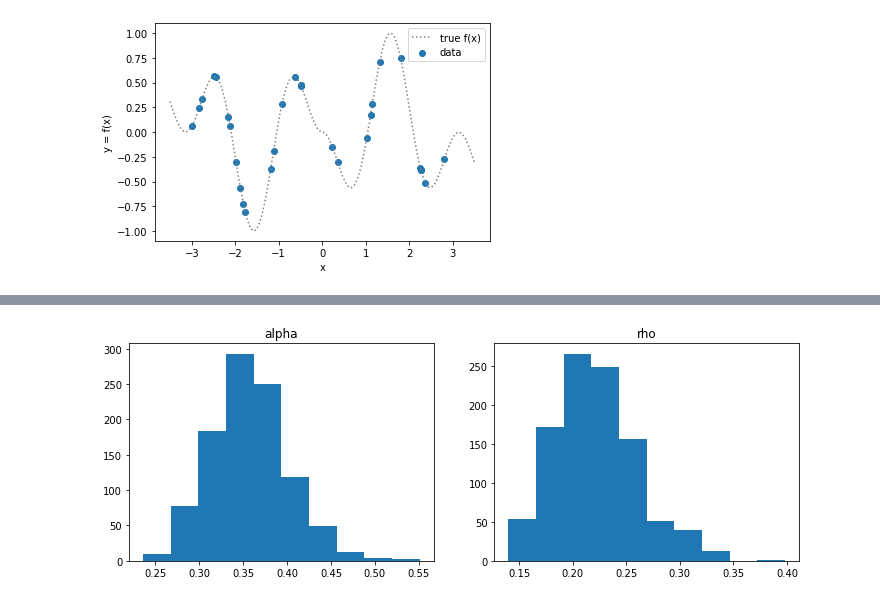
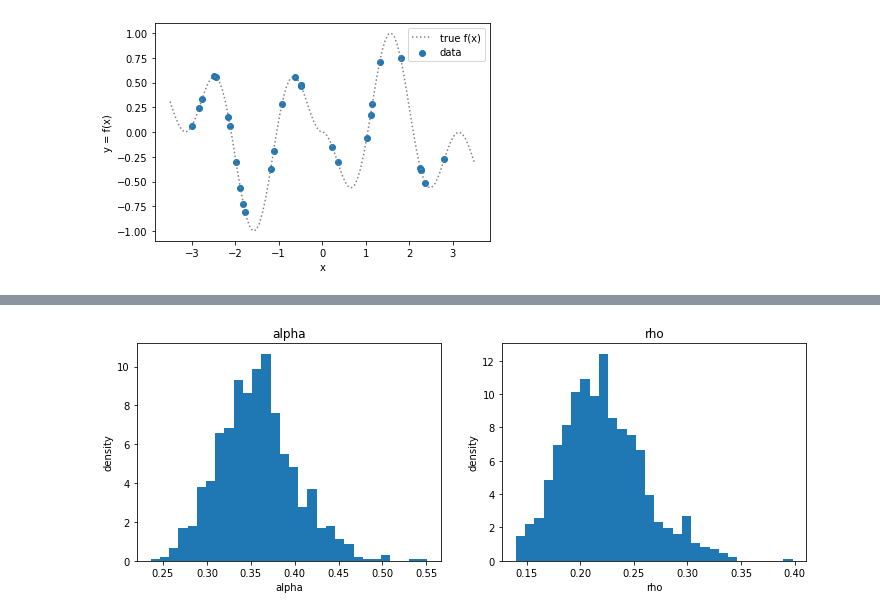
Before and after one commit to luiarthur/TuringBnpBenchmarks, a Jupyter notebook: src/gp/notebooks/gp_stan.ipynb, the cells around one changed output, grey strips where cells are left out. Drawn from its saved outputs; the diff is of its cells as text; code cells hidden in the pictures.

```diff
--- a/src/gp/notebooks/gp_stan.ipynb
+++ b/src/gp/notebooks/gp_stan.ipynb
@@ -140,14 +167,20 @@ preds = np.stack([gp_predict(alpha=samples['alpha'][b],
                              rho=samples['rho'][b],
                              eps=data['eps'])
                   for b in range(nsamples)])
-# %%
-plt.figure(figsize=(12, 4))
-plt.subplot(1, 2, 1)
-plt.hist(samples['alpha'])
-plt.title('alpha')
-plt.subplot(1, 2, 2)
-plt.hist(samples['rho'])
-plt.title('rho');
-# %% [output]
-[figure, removed]
+# %%
+# Function for plotting parameter posterior.
+def plot_post(samples, key, bins=None):
+    plt.hist(samples[key], density=True, bins=bins)
+    plt.xlabel(key)
+    plt.ylabel('density')
+    plt.title(key);
+
+# Plot parameters posterior.
+plt.figure(figsize=(12, 4))
+plt.subplot(1, 2, 1)
+plot_post(samples, 'alpha', bins=30)
+plt.subplot(1, 2, 2)
+plot_post(samples, 'rho', bins=30)
+# %% [output]
+[figure, added]
 # %%
```
Also changed, not shown: parts of 7 cells of this notebook, 1 other file.
